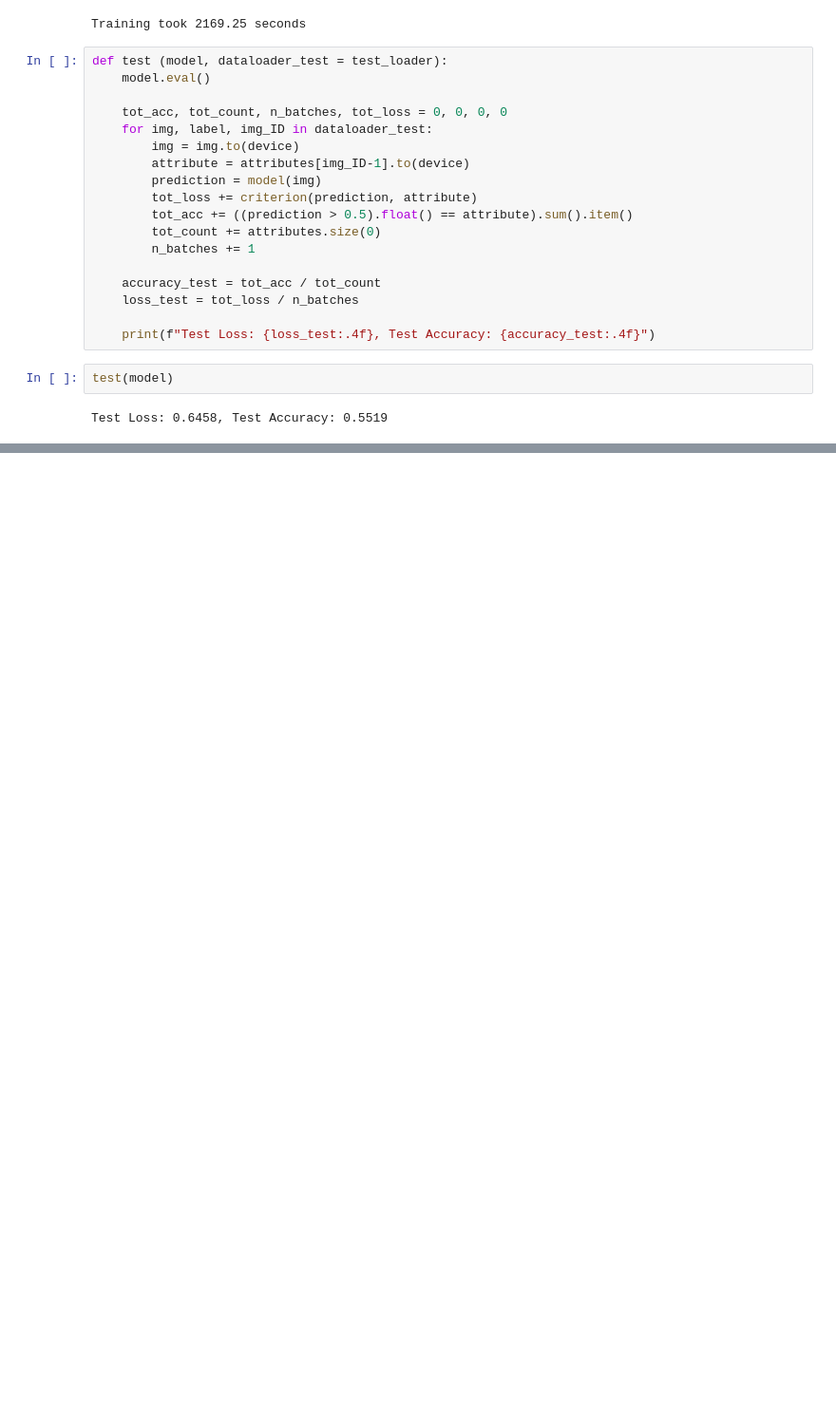
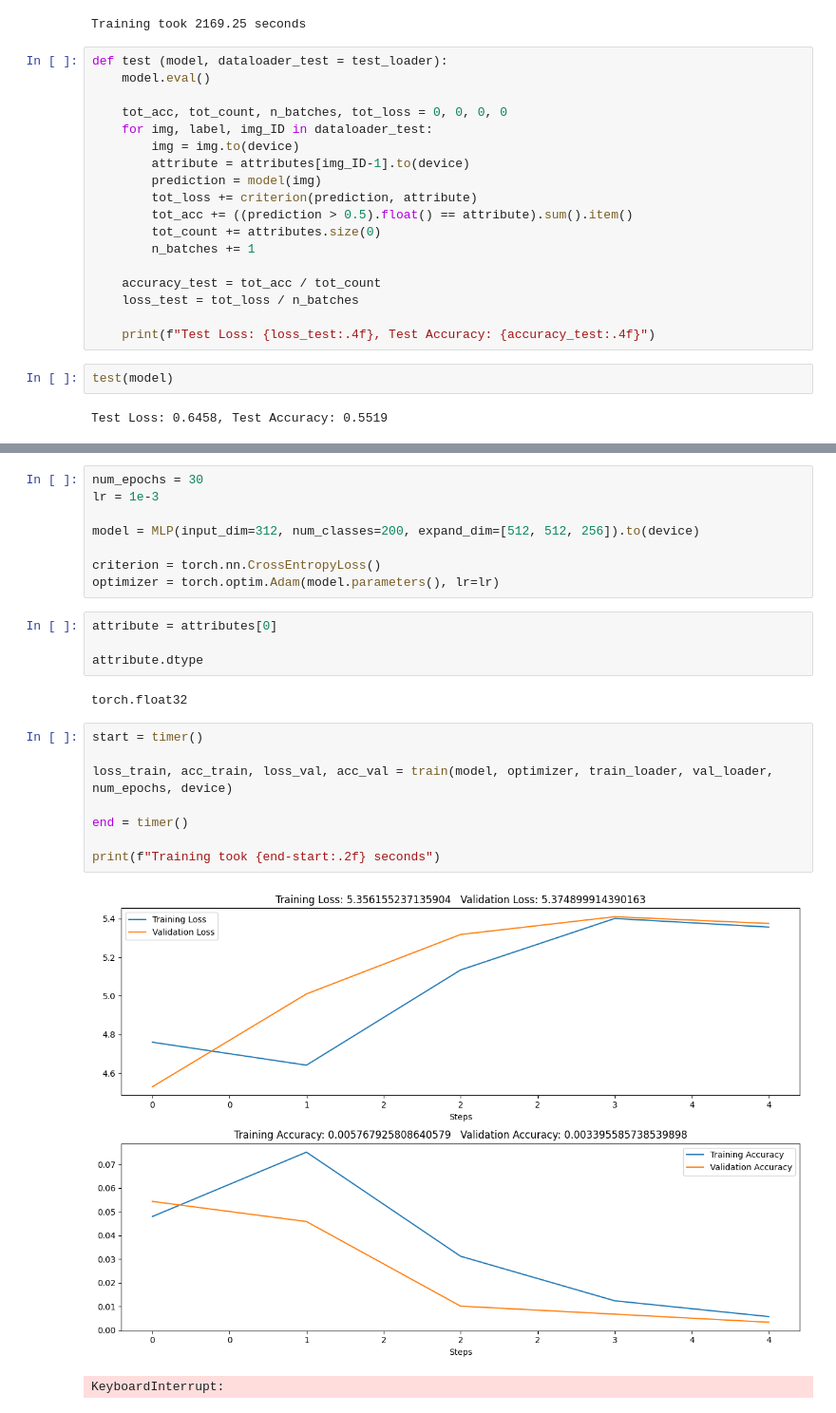
Before and after one commit to N1ccoloZen/MachineLearningProject, a Jupyter notebook: firstModel.ipynb, the cells around one changed output, grey strips where cells are left out. Shown: that part at 95% size. Cells and saved outputs as stored; diff of their text form; blank space fills up the shorter version.

Commit message:
the 2 models

```diff
--- a/firstModel.ipynb
+++ b/firstModel.ipynb
@@ -319,0 +418,25 @@ Test Loss: 0.6458, Test Accuracy: 0.5519
+# %%
+num_epochs = 30
+lr = 1e-3
+
+model = MLP(input_dim=312, num_classes=200, expand_dim=[512, 512, 256]).to(device)
+
+criterion = torch.nn.CrossEntropyLoss()
+optimizer = torch.optim.Adam(model.parameters(), lr=lr)
+# %%
+attribute = attributes[0]
+
+attribute.dtype
+# %% [output]
+torch.float32
+# %%
+start = timer()
+
+loss_train, acc_train, loss_val, acc_val = train(model, optimizer, train_loader, val_loader, num_epochs, device)
+
+end = timer()
+
+print(f"Training took {end-start:.2f} seconds")
+# %% [output]
+[figure, added]
+KeyboardInterrupt:
```
Also changed, not shown: parts of 6 cells of this notebook.
